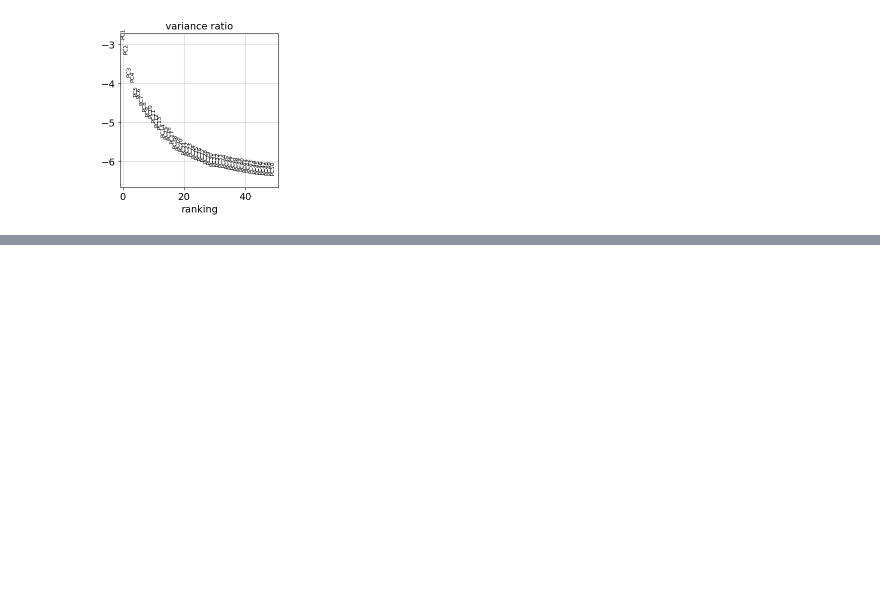
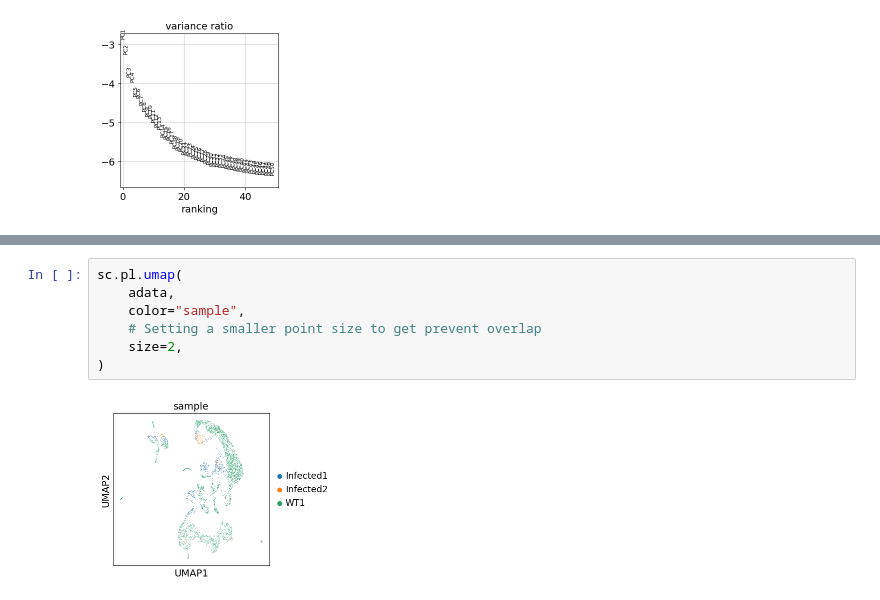
Before and after one commit to CorwinAnsley/biol5177_work, a Jupyter notebook: cw_2/cw_analysis.ipynb, the cells around one changed output, grey strips where cells are left out. Cells and saved outputs as stored; diff of their text form; blank space fills up the shorter version.

```diff
--- a/cw_2/cw_analysis.ipynb
+++ b/cw_2/cw_analysis.ipynb
@@ -108,0 +113,9 @@ sc.pl.pca(
+# %%
+sc.pl.umap(
+    adata,
+    color="sample",
+    # Setting a smaller point size to get prevent overlap
+    size=2,
+)
+# %% [output]
+[figure, added]
```
Also changed, not shown: parts of 4 cells of this notebook.
